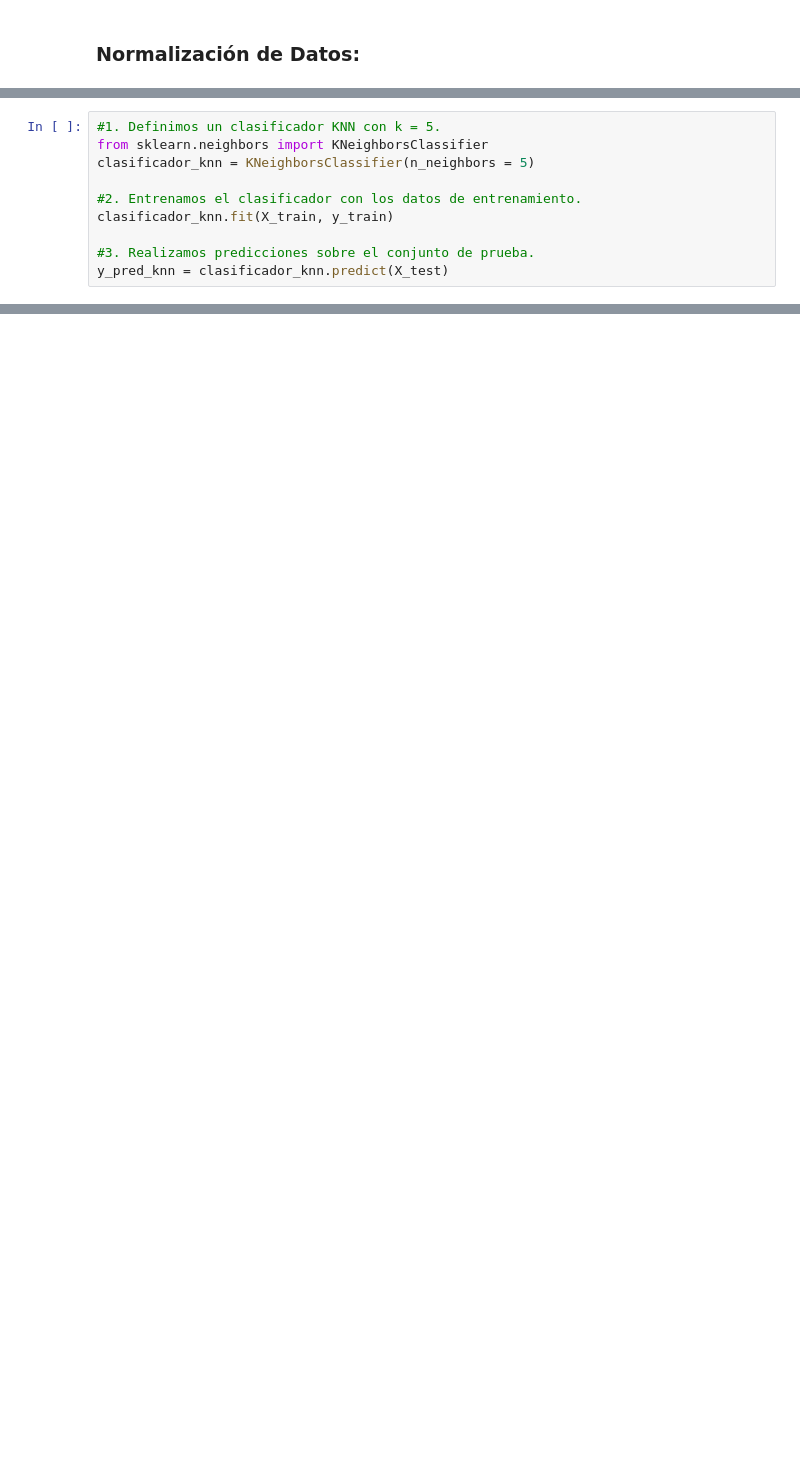
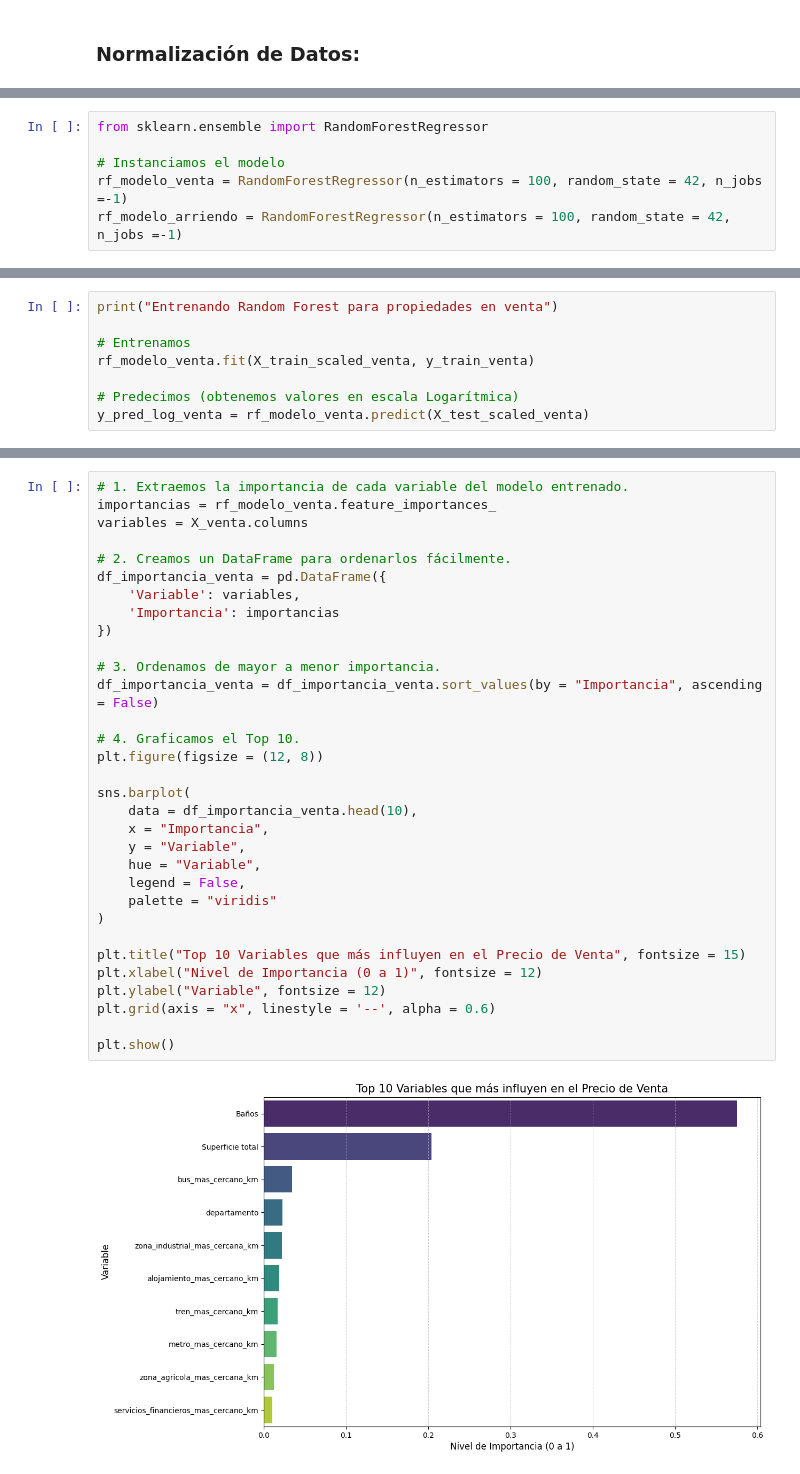
Before and after one commit to IgnOsorioo/Proyecto_IMT2200, a Jupyter notebook: repositorio_final.ipynb, the cells around one changed output, grey strips where cells are left out. Cells and saved outputs as stored; diff of their text form; blank space fills up the shorter version.

```diff
--- a/repositorio_final.ipynb
+++ b/repositorio_final.ipynb
@@ -350,10 +340,6 @@ X_test[columnas_a_normalizar] = escala.transform(X_test[columnas_a_normalizar])
 # %%
-#1. Definimos un clasificador KNN con k = 5.
-from sklearn.neighbors import KNeighborsClassifier
-clasificador_knn = KNeighborsClassifier(n_neighbors = 5)
+from sklearn.ensemble import RandomForestRegressor
 
-#2. Entrenamos el clasificador con los datos de entrenamiento.
-clasificador_knn.fit(X_train, y_train)
-
-#3. Realizamos predicciones sobre el conjunto de prueba.
-y_pred_knn = clasificador_knn.predict(X_test)
+# Instanciamos el modelo
+rf_modelo_venta = RandomForestRegressor(n_estimators = 100, random_state = 42, n_jobs =-1)
+rf_modelo_arriendo = RandomForestRegressor(n_estimators = 100, random_state = 42, n_jobs =-1)
@@ -451,0 +346,8 @@ df_resultados.head()
+# %%
+print("Entrenando Random Forest para propiedades en venta")
+
+# Entrenamos
+rf_modelo_venta.fit(X_train_scaled_venta, y_train_venta)
+
+# Predecimos (obtenemos valores en escala Logarítmica)
+y_pred_log_venta = rf_modelo_venta.predict(X_test_scaled_venta)
@@ -451,0 +414,34 @@ df_resultados.head()
+# %%
+# 1. Extraemos la importancia de cada variable del modelo entrenado.
+importancias = rf_modelo_venta.feature_importances_
+variables = X_venta.columns
+
+# 2. Creamos un DataFrame para ordenarlos fácilmente.
+df_importancia_venta = pd.DataFrame({
+    'Variable': variables,
+    'Importancia': importancias
+})
+
+# 3. Ordenamos de mayor a menor importancia.
+df_importancia_venta = df_importancia_venta.sort_values(by = "Importancia", ascending = False)
+
+# 4. Graficamos el Top 10.
+plt.figure(figsize = (12, 8))
+
+sns.barplot(
+    data = df_importancia_venta.head(10),
+    x = "Importancia",
+    y = "Variable",
+    hue = "Variable",
+    legend = False,
+    palette = "viridis"
+)
+
+plt.title("Top 10 Variables que más influyen en el Precio de Venta", fontsize = 15)
+plt.xlabel("Nivel de Importancia (0 a 1)", fontsize = 12)
+plt.ylabel("Variable", fontsize = 12)
+plt.grid(axis = "x", linestyle = '--', alpha = 0.6)
+
+plt.show()
+# %% [output]
+[figure, added]
```
Also changed, not shown: parts of 35 cells of this notebook.
